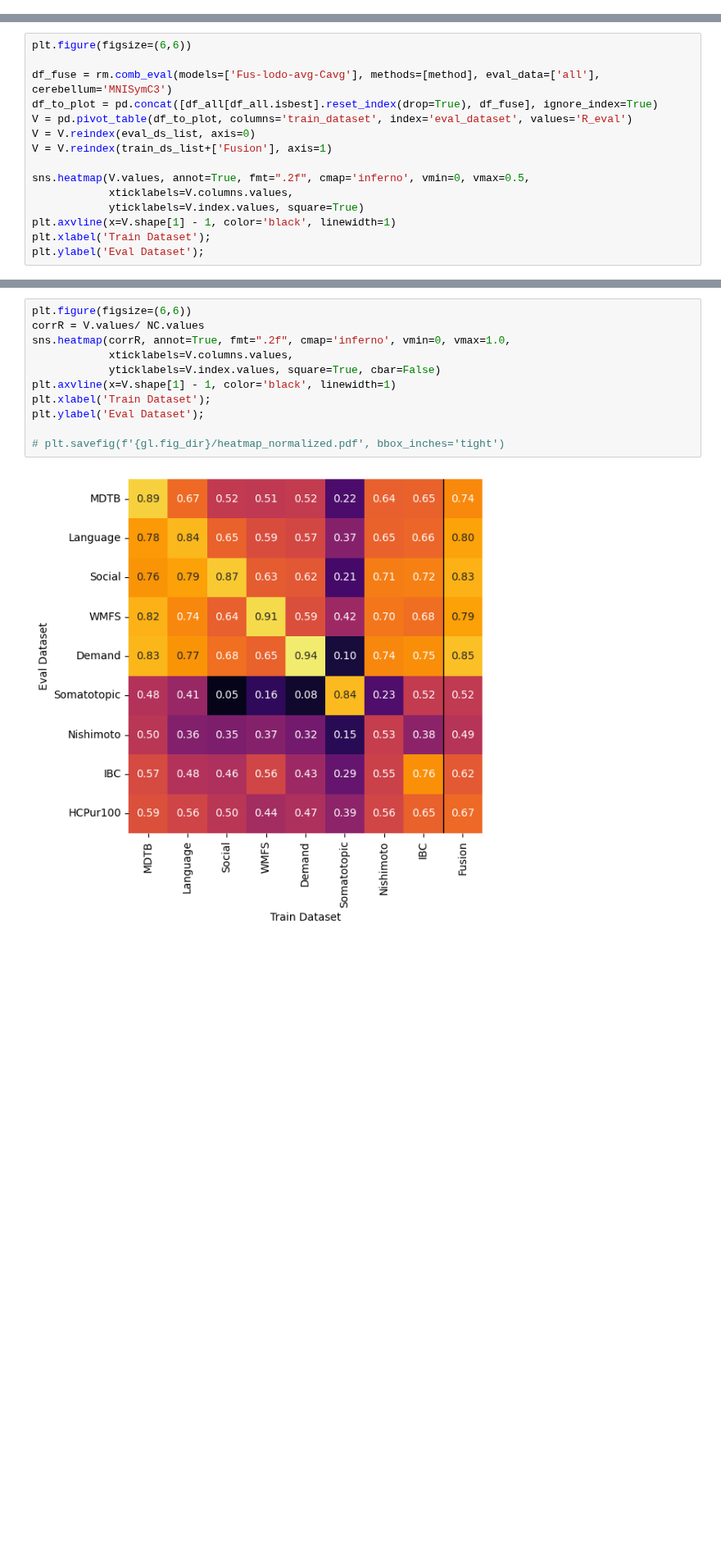
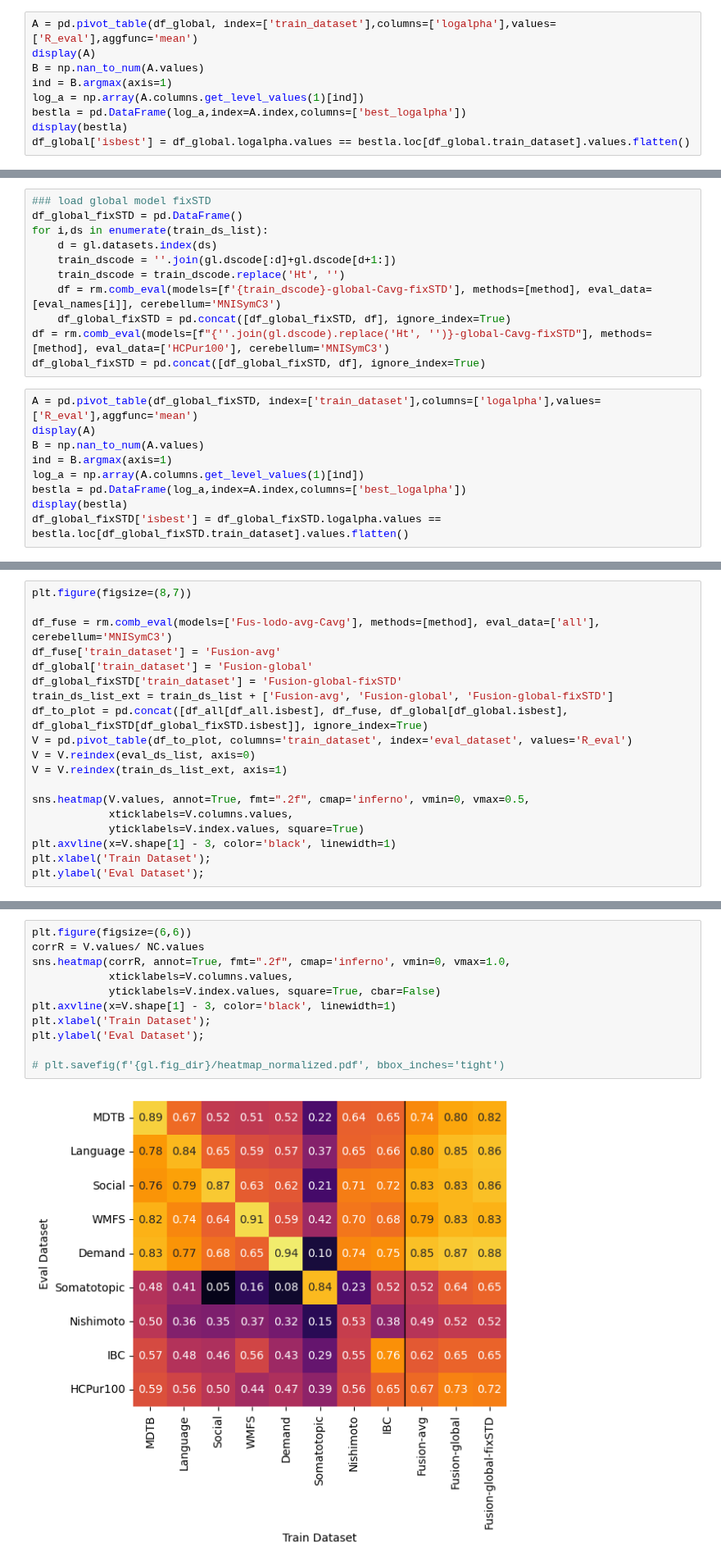
Before and after one commit to DiedrichsenLab/cortico_cereb_connectivity, a Jupyter notebook: notebooks/4. Fusion_across_dataset/3. Fusion_comparison.ipynb, the cells around one changed output, grey strips where cells are left out. Shown at 82% size. Cells and saved outputs as stored; diff of their text form; blank space fills up the shorter version.

Commit message:
Comparison with Fusion fixSTD

```diff
--- a/notebooks/4. Fusion_across_dataset/3. Fusion_comparison.ipynb
+++ b/notebooks/4. Fusion_across_dataset/3. Fusion_comparison.ipynb
@@ -94,0 +106,9 @@ df_all['isbest'] = df_all.logalpha.values == bestla.loc[df_all.train_dataset].va
+# %%
+A = pd.pivot_table(df_global, index=['train_dataset'],columns=['logalpha'],values=['R_eval'],aggfunc='mean')
+display(A)
+B = np.nan_to_num(A.values)
+ind = B.argmax(axis=1)
+log_a = np.array(A.columns.get_level_values(1)[ind])
+bestla = pd.DataFrame(log_a,index=A.index,columns=['best_logalpha'])
+display(bestla)
+df_global['isbest'] = df_global.logalpha.values == bestla.loc[df_global.train_dataset].values.flatten()
@@ -94,0 +139,20 @@ df_all['isbest'] = df_all.logalpha.values == bestla.loc[df_all.train_dataset].va
+# %%
+### load global model fixSTD
+df_global_fixSTD = pd.DataFrame()
+for i,ds in enumerate(train_ds_list):
+    d = gl.datasets.index(ds)
+    train_dscode = ''.join(gl.dscode[:d]+gl.dscode[d+1:])
+    train_dscode = train_dscode.replace('Ht', '')
+    df = rm.comb_eval(models=[f'{train_dscode}-global-Cavg-fixSTD'], methods=[method], eval_data=[eval_names[i]], cerebellum='MNISymC3')
+    df_global_fixSTD = pd.concat([df_global_fixSTD, df], ignore_index=True)
+df = rm.comb_eval(models=[f"{''.join(gl.dscode).replace('Ht', '')}-global-Cavg-fixSTD"], methods=[method], eval_data=['HCPur100'], cerebellum='MNISymC3')
+df_global_fixSTD = pd.concat([df_global_fixSTD, df], ignore_index=True)
+# %%
+A = pd.pivot_table(df_global_fixSTD, index=['train_dataset'],columns=['logalpha'],values=['R_eval'],aggfunc='mean')
+display(A)
+B = np.nan_to_num(A.values)
+ind = B.argmax(axis=1)
+log_a = np.array(A.columns.get_level_values(1)[ind])
+bestla = pd.DataFrame(log_a,index=A.index,columns=['best_logalpha'])
+display(bestla)
+df_global_fixSTD['isbest'] = df_global_fixSTD.logalpha.values == bestla.loc[df_global_fixSTD.train_dataset].values.flatten()
@@ -95,18 +183,22 @@ df_all['isbest'] = df_all.logalpha.values == bestla.loc[df_all.train_dataset].va
 # %% [markdown]
 ### Evaluation Heatmap at best Hyperparameter
 # %%
-plt.figure(figsize=(6,6))
+plt.figure(figsize=(8,7))
 
 df_fuse = rm.comb_eval(models=['Fus-lodo-avg-Cavg'], methods=[method], eval_data=['all'], cerebellum='MNISymC3')
-df_to_plot = pd.concat([df_all[df_all.isbest].reset_index(drop=True), df_fuse], ignore_index=True)
+df_fuse['train_dataset'] = 'Fusion-avg'
+df_global['train_dataset'] = 'Fusion-global'
+df_global_fixSTD['train_dataset'] = 'Fusion-global-fixSTD'
+train_ds_list_ext = train_ds_list + ['Fusion-avg', 'Fusion-global', 'Fusion-global-fixSTD']
+df_to_plot = pd.concat([df_all[df_all.isbest], df_fuse, df_global[df_global.isbest], df_global_fixSTD[df_global_fixSTD.isbest]], ignore_index=True)
 V = pd.pivot_table(df_to_plot, columns='train_dataset', index='eval_dataset', values='R_eval')
 V = V.reindex(eval_ds_list, axis=0)
-V = V.reindex(train_ds_list+['Fusion'], axis=1)
+V = V.reindex(train_ds_list_ext, axis=1)
 
 sns.heatmap(V.values, annot=True, fmt=".2f", cmap='inferno', vmin=0, vmax=0.5,
             xticklabels=V.columns.values,
             yticklabels=V.index.values, square=True)
-plt.axvline(x=V.shape[1] - 1, color='black', linewidth=1)
+plt.axvline(x=V.shape[1] - 3, color='black', linewidth=1)
 plt.xlabel('Train Dataset');
 plt.ylabel('Eval Dataset');
 # %% [output]
@@ -136,13 +228,13 @@ HCPur100               0.246714
 # %%
 plt.figure(figsize=(6,6))
 corrR = V.values/ NC.values
 sns.heatmap(corrR, annot=True, fmt=".2f", cmap='inferno', vmin=0, vmax=1.0,
             xticklabels=V.columns.values,
             yticklabels=V.index.values, square=True, cbar=False)
-plt.axvline(x=V.shape[1] - 1, color='black', linewidth=1)
+plt.axvline(x=V.shape[1] - 3, color='black', linewidth=1)
 plt.xlabel('Train Dataset');
 plt.ylabel('Eval Dataset');
 
 # plt.savefig(f'{gl.fig_dir}/heatmap_normalized.pdf', bbox_inches='tight')
 # %% [output]
-[figure, old version]
+[figure, new version]
```
Also changed, not shown: parts of 6 cells of this notebook.
